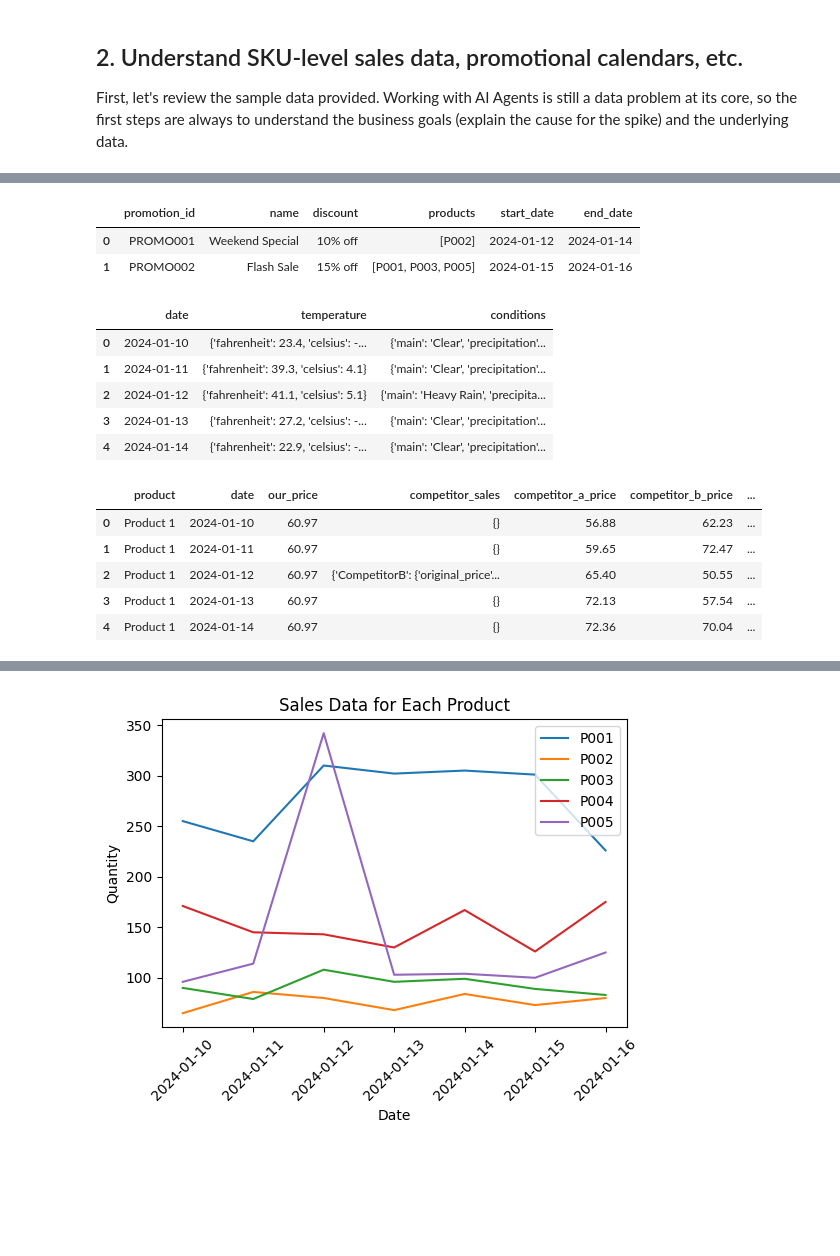
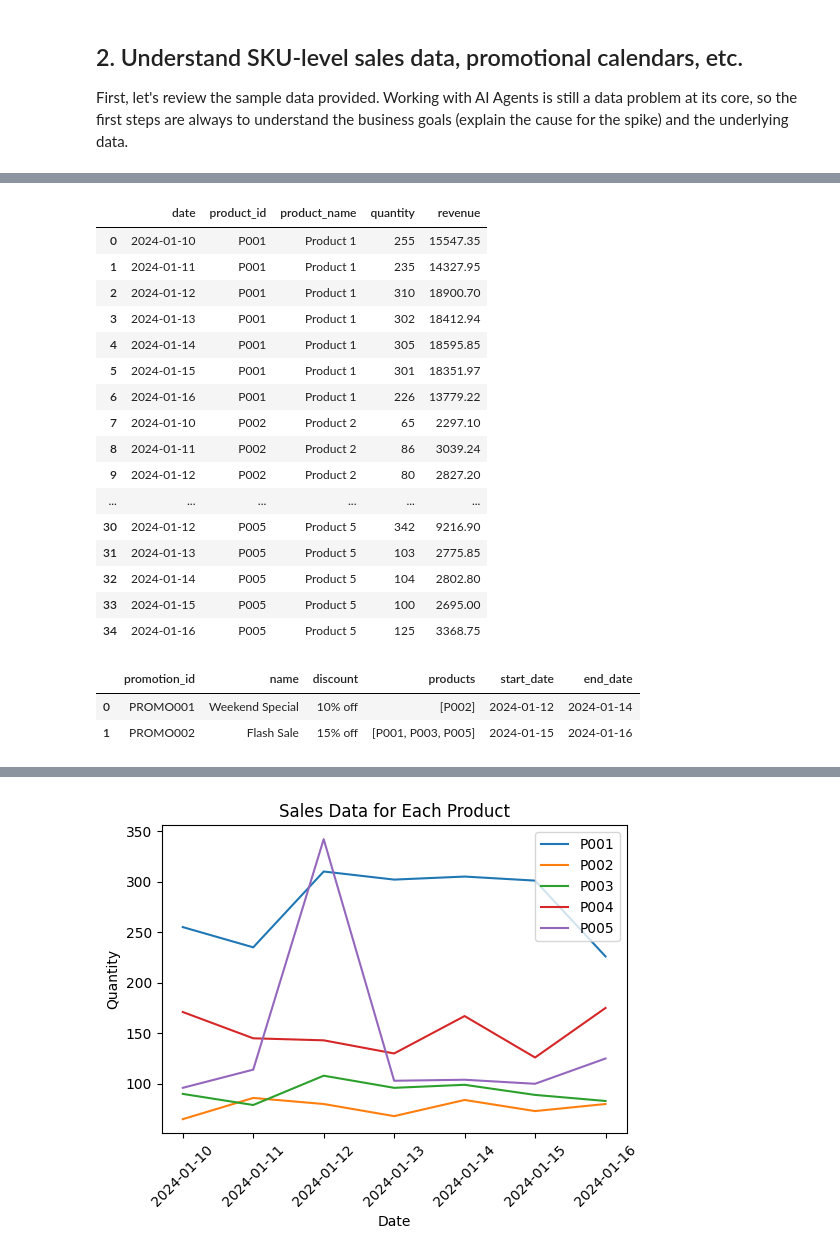
Before and after one commit to rageshns/cd14526-Effective-Prompting-AgenticAIC1-exercises, a Jupyter notebook: lesson-2-chain-of-thought-and-react-prompting/exercises/solution/lesson-2-chain-of-thought-and-react-prompting.ipynb, the cells around one changed output, grey strips where cells are left out. Drawn from its saved outputs; the diff is of its cells as text; code cells hidden in the pictures; blank space fills up the shorter version.

```diff
--- a/lesson-2-chain-of-thought-and-react-prompting/exercises/solution/lesson-2-chain-of-thought-and-react-prompting.ipynb
+++ b/lesson-2-chain-of-thought-and-react-prompting/exercises/solution/lesson-2-chain-of-thought-and-react-prompting.ipynb
@@ -125,6 +143,3 @@ weather_df = pd.DataFrame(weather_data)
 
 competitor_pricing_data = get_competitor_pricing_data()
 competitor_pricing_df = pd.DataFrame(competitor_pricing_data)
-# %%
-sales_df.sort_values(by=["product_id", "date"], inplace=True)
-sales_df
@@ -149,24 +146,33 @@ sales_df
-# %%
-promotions_df
-# %% [output]
-|  | promotion_id | name | discount | products | start_date | end_date |
-| 0 | PROMO001 | Weekend Special | 10% off | [P002] | 2024-01-12 | 2024-01-14 |
-| 1 | PROMO002 | Flash Sale | 15% off | [P001, P003, P005] | 2024-01-15 | 2024-01-16 |
-# %%
-weather_df.head()
-# %% [output]
-|  | date | temperature | conditions |
-| 0 | 2024-01-10 | {'fahrenheit': 23.4, 'celsius': -... | {'main': 'Clear', 'precipitation'... |
-| 1 | 2024-01-11 | {'fahrenheit': 39.3, 'celsius': 4.1} | {'main': 'Clear', 'precipitation'... |
-| 2 | 2024-01-12 | {'fahrenheit': 41.1, 'celsius': 5.1} | {'main': 'Heavy Rain', 'precipita... |
-| 3 | 2024-01-13 | {'fahrenheit': 27.2, 'celsius': -... | {'main': 'Clear', 'precipitation'... |
-| 4 | 2024-01-14 | {'fahrenheit': 22.9, 'celsius': -... | {'main': 'Clear', 'precipitation'... |
-# %%
-competitor_pricing_df.head()
-# %% [output]
-|  | product | date | our_price | competitor_sales | competitor_a_price | competitor_b_price | ... |
-| 0 | Product 1 | 2024-01-10 | 60.97 | {} | 56.88 | 62.23 | ... |
-| 1 | Product 1 | 2024-01-11 | 60.97 | {} | 59.65 | 72.47 | ... |
-| 2 | Product 1 | 2024-01-12 | 60.97 | {'CompetitorB': {'original_price'... | 65.40 | 50.55 | ... |
-| 3 | Product 1 | 2024-01-13 | 60.97 | {} | 72.13 | 57.54 | ... |
-| 4 | Product 1 | 2024-01-14 | 60.97 | {} | 72.36 | 70.04 | ... |
+# %%
+# Show the sales data
+# No changes needed in this cell
+
+sales_df = sales_df.sort_values(by=["product_id", "date"]).reset_index(drop=True)
+sales_df
+# %% [output]
+|  | date | product_id | product_name | quantity | revenue |
+| 0 | 2024-01-10 | P001 | Product 1 | 255 | 15547.35 |
+| 1 | 2024-01-11 | P001 | Product 1 | 235 | 14327.95 |
+| 2 | 2024-01-12 | P001 | Product 1 | 310 | 18900.70 |
+| 3 | 2024-01-13 | P001 | Product 1 | 302 | 18412.94 |
+| 4 | 2024-01-14 | P001 | Product 1 | 305 | 18595.85 |
+| 5 | 2024-01-15 | P001 | Product 1 | 301 | 18351.97 |
+| 6 | 2024-01-16 | P001 | Product 1 | 226 | 13779.22 |
+| 7 | 2024-01-10 | P002 | Product 2 | 65 | 2297.10 |
+| 8 | 2024-01-11 | P002 | Product 2 | 86 | 3039.24 |
+| 9 | 2024-01-12 | P002 | Product 2 | 80 | 2827.20 |
+| ... | ... | ... | ... | ... | ... |
+| 30 | 2024-01-12 | P005 | Product 5 | 342 | 9216.90 |
+| 31 | 2024-01-13 | P005 | Product 5 | 103 | 2775.85 |
+| 32 | 2024-01-14 | P005 | Product 5 | 104 | 2802.80 |
+| 33 | 2024-01-15 | P005 | Product 5 | 100 | 2695.00 |
+| 34 | 2024-01-16 | P005 | Product 5 | 125 | 3368.75 |
+# %%
+# Show the promotions data
+# No changes needed in this cell
+
+promotions_df
+# %% [output]
+|  | promotion_id | name | discount | products | start_date | end_date |
+| 0 | PROMO001 | Weekend Special | 10% off | [P002] | 2024-01-12 | 2024-01-14 |
+| 1 | PROMO002 | Flash Sale | 15% off | [P001, P003, P005] | 2024-01-15 | 2024-01-16 |
```
Also changed, not shown: parts of 23 cells of this notebook, 1 other file.
